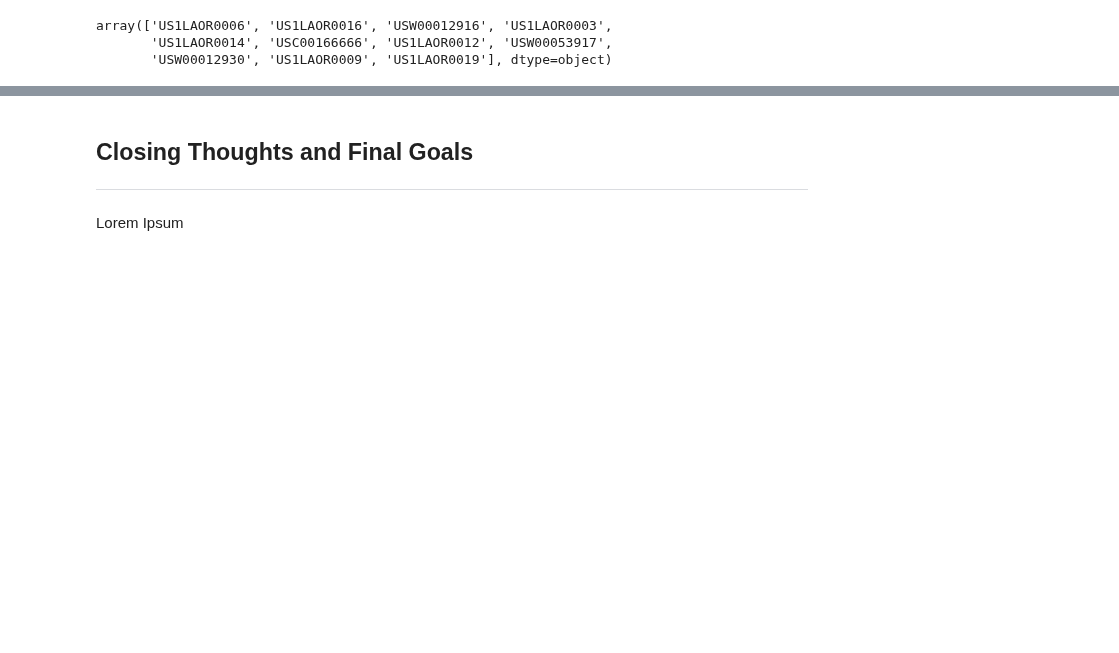
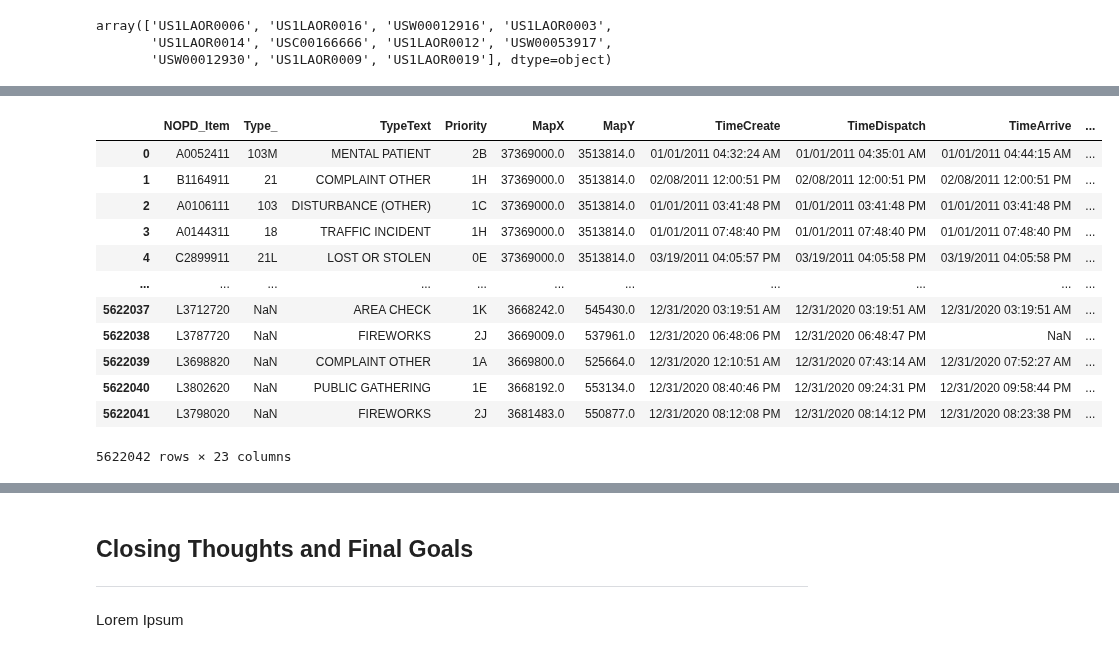
Before and after one commit to outlawhayden/weather-crime, a Jupyter notebook: notebooks/Milestone1.ipynb, the cells around one changed output, grey strips where cells are left out. Cells and saved outputs as stored; diff of their text form; code cells hidden in the pictures; blank space fills up the shorter version.

```diff
--- a/notebooks/Milestone1.ipynb
+++ b/notebooks/Milestone1.ipynb
@@ -106,0 +140,23 @@ array(['US1LAOR0006', 'US1LAOR0016', 'USW00012916', 'US1LAOR0003',
+# %%
+calls_for_service['Zip'] = calls_for_service['Zip'].astype(str)
+# %%
+calls_for_service['TimeCreate'] = pd.to_datetime(calls_for_service['TimeCreate'])
+calls_for_service['TimeDispatch'] = pd.to_datetime(calls_for_service['TimeCreate'])
+calls_for_service['TimeArrive'] = pd.to_datetime(calls_for_service['TimeCreate'])
+calls_for_service['TimeClosed'] = pd.to_datetime(calls_for_service['TimeCreate'])
+# %%
+calls_for_service.drop(['Unnamed: 0'], axis =1);
+# %% [output]
+|  | NOPD_Item | Type_ | TypeText | Priority | MapX | MapY | TimeCreate | TimeDispatch | TimeArrive | ... |
+| 0 | A0052411 | 103M | MENTAL PATIENT | 2B | 37369000.0 | 3513814.0 | 01/01/2011 04:32:24 AM | 01/01/2011 04:35:01 AM | 01/01/2011 04:44:15 AM | ... |
+| 1 | B1164911 | 21 | COMPLAINT OTHER | 1H | 37369000.0 | 3513814.0 | 02/08/2011 12:00:51 PM | 02/08/2011 12:00:51 PM | 02/08/2011 12:00:51 PM | ... |
+| 2 | A0106111 | 103 | DISTURBANCE (OTHER) | 1C | 37369000.0 | 3513814.0 | 01/01/2011 03:41:48 PM | 01/01/2011 03:41:48 PM | 01/01/2011 03:41:48 PM | ... |
+| 3 | A0144311 | 18 | TRAFFIC INCIDENT | 1H | 37369000.0 | 3513814.0 | 01/01/2011 07:48:40 PM | 01/01/2011 07:48:40 PM | 01/01/2011 07:48:40 PM | ... |
+| 4 | C2899911 | 21L | LOST OR STOLEN | 0E | 37369000.0 | 3513814.0 | 03/19/2011 04:05:57 PM | 03/19/2011 04:05:58 PM | 03/19/2011 04:05:58 PM | ... |
+| ... | ... | ... | ... | ... | ... | ... | ... | ... | ... | ... |
+| 5622037 | L3712720 | NaN | AREA CHECK | 1K | 3668242.0 | 545430.0 | 12/31/2020 03:19:51 AM | 12/31/2020 03:19:51 AM | 12/31/2020 03:19:51 AM | ... |
+| 5622038 | L3787720 | NaN | FIREWORKS | 2J | 3669009.0 | 537961.0 | 12/31/2020 06:48:06 PM | 12/31/2020 06:48:47 PM | NaN | ... |
+| 5622039 | L3698820 | NaN | COMPLAINT OTHER | 1A | 3669800.0 | 525664.0 | 12/31/2020 12:10:51 AM | 12/31/2020 07:43:14 AM | 12/31/2020 07:52:27 AM | ... |
+| 5622040 | L3802620 | NaN | PUBLIC GATHERING | 1E | 3668192.0 | 553134.0 | 12/31/2020 08:40:46 PM | 12/31/2020 09:24:31 PM | 12/31/2020 09:58:44 PM | ... |
+| 5622041 | L3798020 | NaN | FIREWORKS | 2J | 3681483.0 | 550877.0 | 12/31/2020 08:12:08 PM | 12/31/2020 08:14:12 PM | 12/31/2020 08:23:38 PM | ... |
+5622042 rows × 23 columns
```
Also changed, not shown: parts of 15 cells of this notebook.
